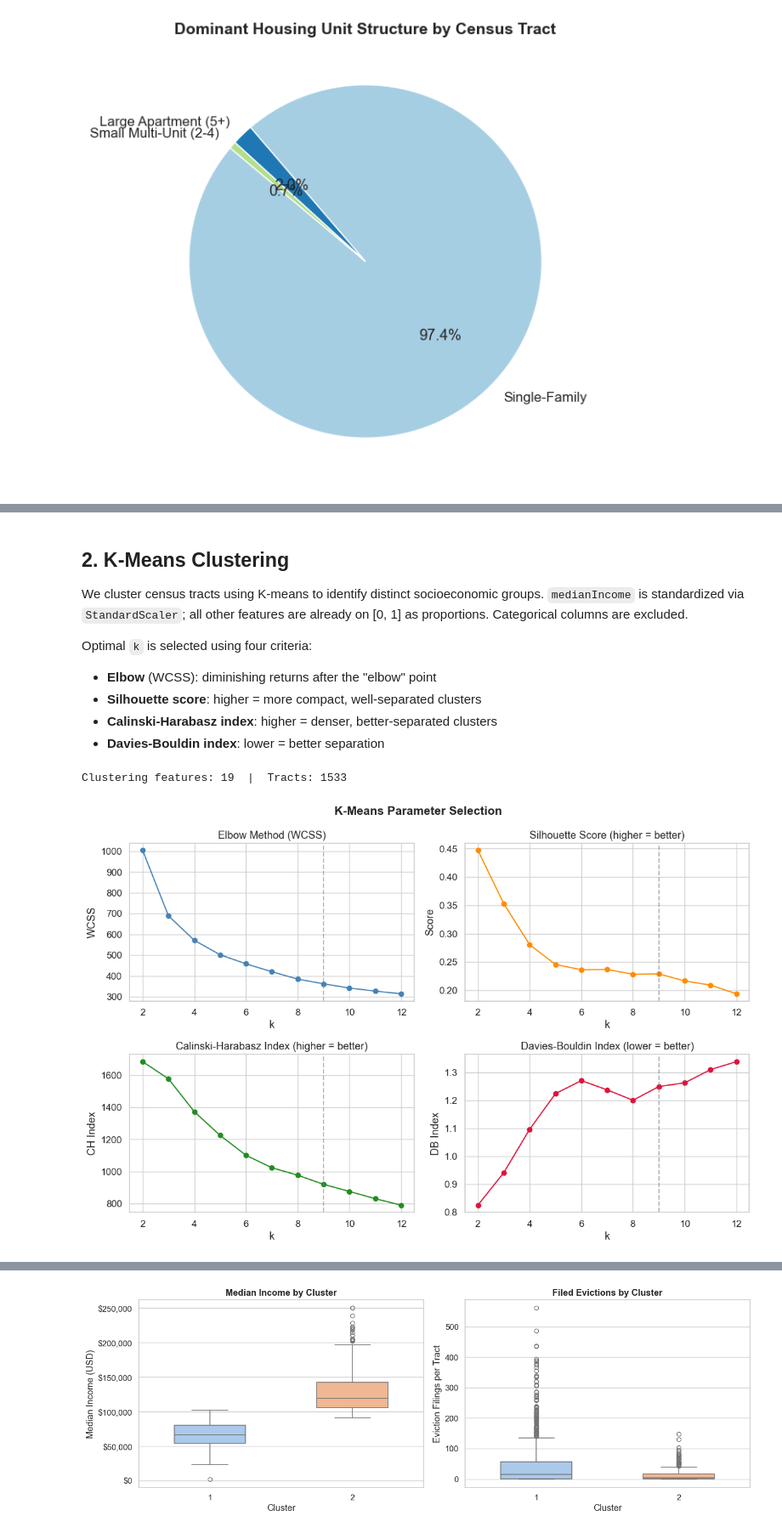
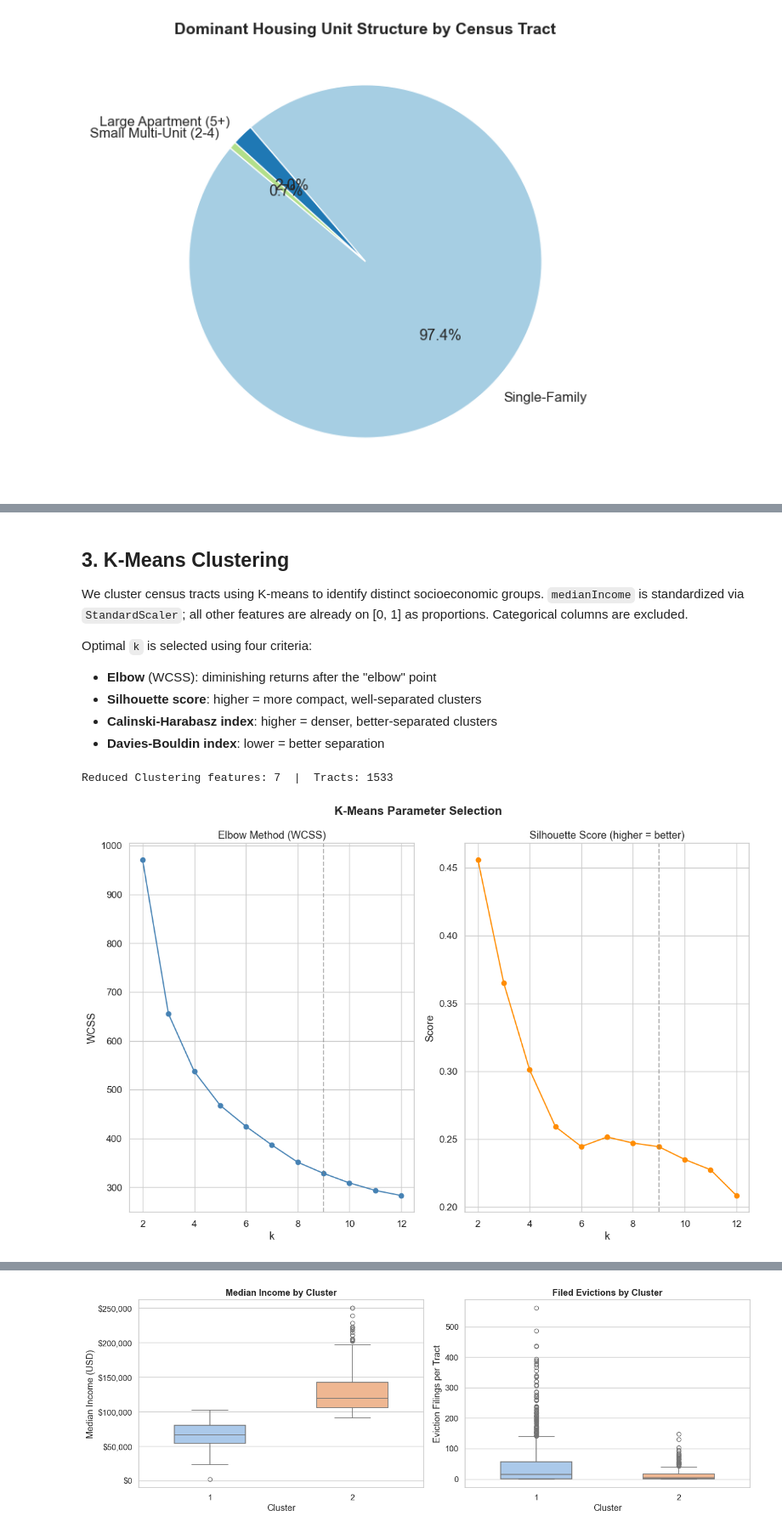
Before and after one commit to victorDeveloper0821/DisplacedVoice, a Jupyter notebook: DataStory.ipynb, the cells around one changed output, grey strips where cells are left out. Shown at 85% size. Saved outputs shown, nothing was run; the diff lists cells and outputs as text; code cells hidden in the pictures.

```diff
--- a/DataStory.ipynb
+++ b/DataStory.ipynb
@@ -144,0 +175,12 @@ plt.show()
+# %%
+opt_components = 7
+pca_final = PCA(n_components=opt_components)
+
+X_pca = pca_final.fit_transform(PCA_dataset)
+
+reduced_data = pd.DataFrame(
+    data=X_pca,
+    columns=[f'PCA_{i}' for i in range(1, opt_components+1)]
+)
+
+reduced_data.head()
@@ -145,5 +194,5 @@ plt.show()
 # %% [markdown]
-## 2. K-Means Clustering
+## 3. K-Means Clustering
 
 We cluster census tracts using K-means to identify distinct socioeconomic groups. `medianIncome` is standardized via `StandardScaler`; all other features are already on [0, 1] as proportions. Categorical columns are excluded.
 
@@ -153,57 +202,45 @@ Optimal `k` is selected using four criteria:
 - **Calinski-Harabasz index**: higher = denser, better-separated clusters
 - **Davies-Bouldin index**: lower = better separation
 # %%
-drop_cols = [
-    'GeoID', 'state', 'county', 'tract', 'zip_code',
-    'LiveType', 'burden', 'majorHouseType', 'incomeLevel', 'Majority', 'filedEviction',
-]
-df_kmeans = fullDataset.drop(columns=drop_cols).copy()
+# drop_cols = [
+#     'GeoID', 'state', 'county', 'tract', 'zip_code',
+#     'LiveType', 'burden', 'majorHouseType', 'incomeLevel', 'Majority', 'filedEviction',
+# ]
+# df_kmeans = fullDataset.drop(columns=drop_cols).copy()
 
-scaler = StandardScaler()
-df_kmeans['medianIncome'] = scaler.fit_transform(df_kmeans[['medianIncome']])
-print(f'Clustering features: {df_kmeans.shape[1]}  |  Tracts: {df_kmeans.shape[0]}')
+
+# df_kmeans['medianIncome'] = scaler.fit_transform(df_kmeans[['medianIncome']])
+print(f'Reduced Clustering features: {reduced_data.shape[1]}  |  Tracts: {reduced_data.shape[0]}')
 # %% [output]
-Clustering features: 19  |  Tracts: 1533
+Reduced Clustering features: 7  |  Tracts: 1533
 # %%
 k_range = range(2, 13)
 wcss, silhouette, ch_scores, db_scores = [], [], [], []
 
 for k in k_range:
     km = KMeans(n_clusters=k, random_state=42, n_init=10)
-    labels = km.fit_predict(df_kmeans)
+    labels = km.fit_predict(reduced_data)
     wcss.append(km.inertia_)
-    silhouette.append(silhouette_score(df_kmeans, labels))
-    ch_scores.append(calinski_harabasz_score(df_kmeans, labels))
-    db_scores.append(davies_bouldin_score(df_kmeans, labels))
+    silhouette.append(silhouette_score(reduced_data, labels))
 
-fig, axes = plt.subplots(2, 2, figsize=(12, 8))
+fig, axes = plt.subplots(1, 2, figsize=(12, 8))
 fig.suptitle('K-Means Parameter Selection', fontsize=15, fontweight='bold')
 
-axes[0, 0].plot(k_range, wcss, 'o-', color='steelblue')
-axes[0, 0].set_title('Elbow Method (WCSS)')
-axes[0, 0].set_xlabel('k')
-axes[0, 0].set_ylabel('WCSS')
+axes[0].plot(k_range, wcss, 'o-', color='steelblue')
+axes[0].set_title('Elbow Method (WCSS)')
+axes[0].set_xlabel('k')
+axes[0].set_ylabel('WCSS')
 
-axes[0, 1].plot(k_range, silhouette, 'o-', color='darkorange')
-axes[0, 1].set_title('Silhouette Score (higher = better)')
-axes[0, 1].set_xlabel('k')
-axes[0, 1].set_ylabel('Score')
-
-axes[1, 0].plot(k_range, ch_scores, 'o-', color='forestgreen')
-axes[1, 0].set_title('Calinski-Harabasz Index (higher = better)')
-axes[1, 0].set_xlabel('k')
-axes[1, 0].set_ylabel('CH Index')
-
-axes[1, 1].plot(k_range, db_scores, 'o-', color='crimson')
-axes[1, 1].set_title('Davies-Bouldin Index (lower = better)')
-axes[1, 1].set_xlabel('k')
-axes[1, 1].set_ylabel('DB Index')
+axes[1].plot(k_range, silhouette, 'o-', color='darkorange')
+axes[1].set_title('Silhouette Score (higher = better)')
+axes[1].set_xlabel('k')
+axes[1].set_ylabel('Score')
 
 for ax in axes.flat:
     ax.axvline(x=9, color='gray', linestyle='--', alpha=0.6, label='k=9')
 
 plt.tight_layout()
 plt.show()
 # %% [output]
-[figure, old version]
+[figure, new version]
 # %% [markdown]
```
Also changed, not shown: parts of 30 cells of this notebook, 1 other file.
